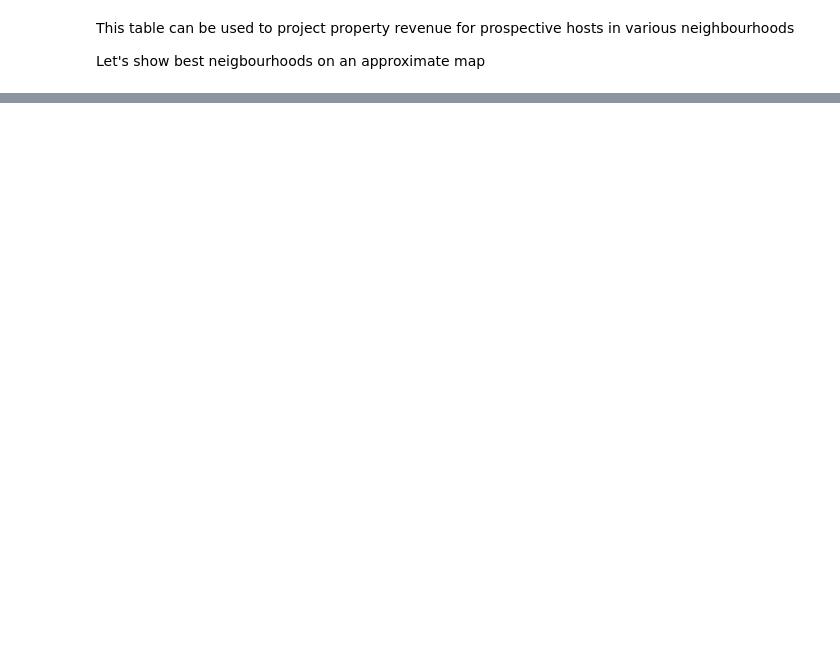
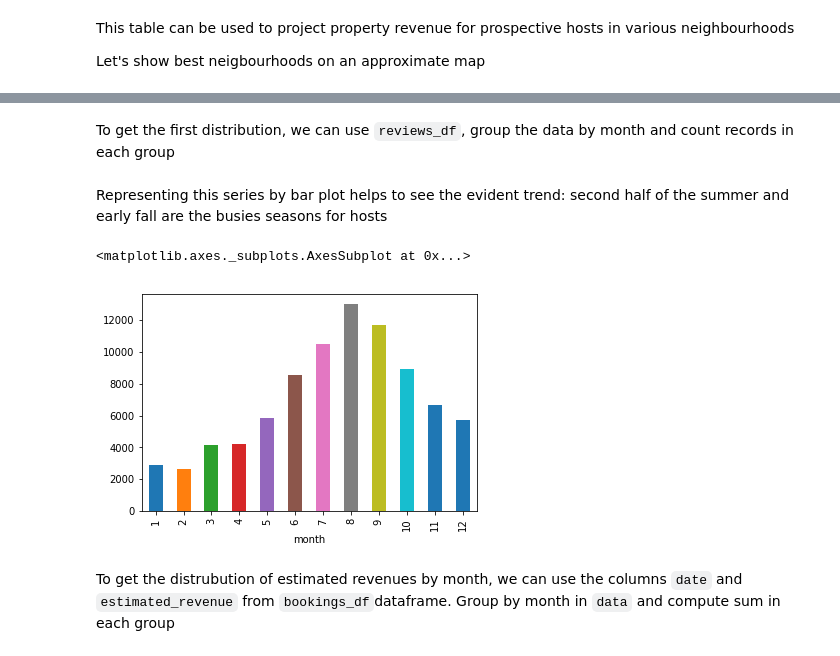
Before and after one commit to barkas62/data_scientist_project1, a Jupyter notebook: airbnb_data_analysis.ipynb, the cells around one changed output, grey strips where cells are left out. Saved outputs shown, nothing was run; the diff lists cells and outputs as text; code cells hidden in the pictures; blank space fills up the shorter version.

```diff
--- a/airbnb_data_analysis.ipynb
+++ b/airbnb_data_analysis.ipynb
@@ -62,0 +102,2 @@ reviews_df.head()
+# %%
+reviews_df['date'] = pd.to_datetime(reviews_df['date'])
@@ -172,0 +334,15 @@ to_plot.plot.scatter(x='longitude', y='latitude', c='color_map', colormap='jet')
+# %% [markdown]
+To get the first distribution, we can use `reviews_df`, group the data by month and count records in each group
+# %%
+bookings_by_month = reviews_df['date'].groupby(reviews_df['date'].dt.month).count()
+# %% [markdown]
+Representing this series by bar plot helps to see the evident trend: second half of the summer and early fall are the busies seasons for hosts
+# %%
+bookings_by_month.index.names =  ['month']
+bookings_by_month.plot.bar()
+# %% [output]
+<matplotlib.axes._subplots.AxesSubplot at 0x...>
+[figure, added]
+# %% [markdown]
+To get the distrubution of estimated revenues by month, we can use the columns `date` and `estimated_revenue` from `bookings_df`dataframe.
+Group by month in `data` and compute sum in each group
```
Also changed, not shown: parts of 36 cells of this notebook.
